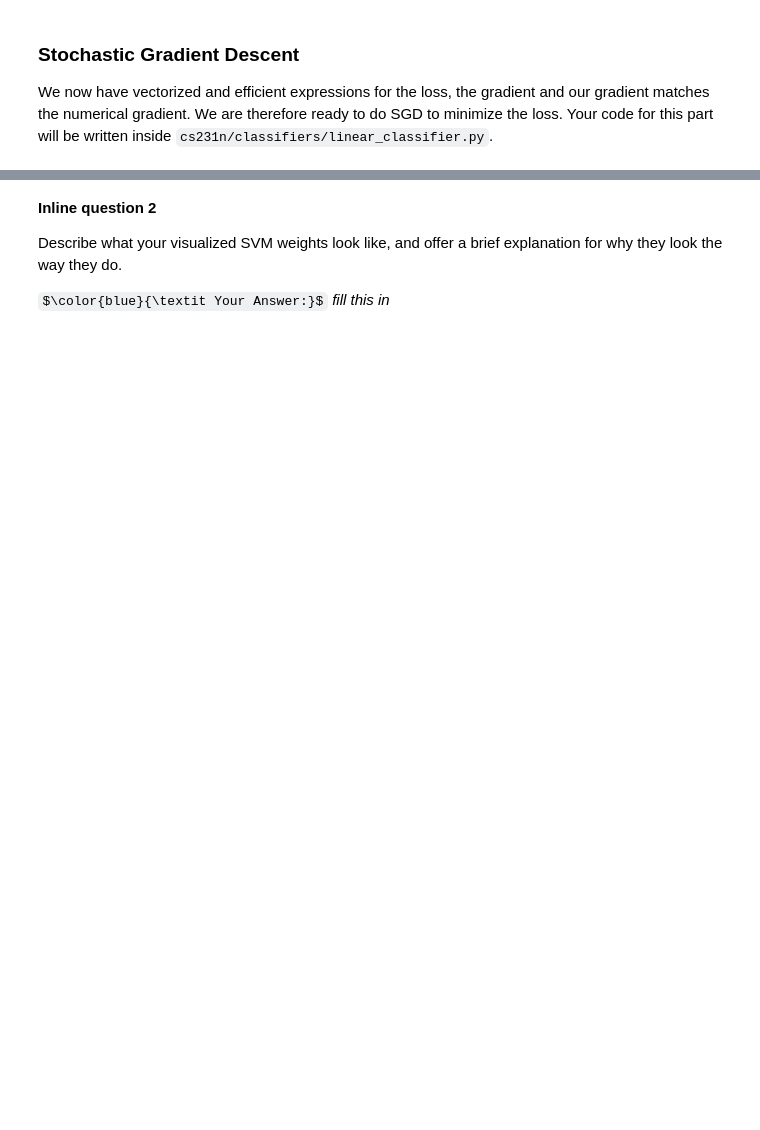
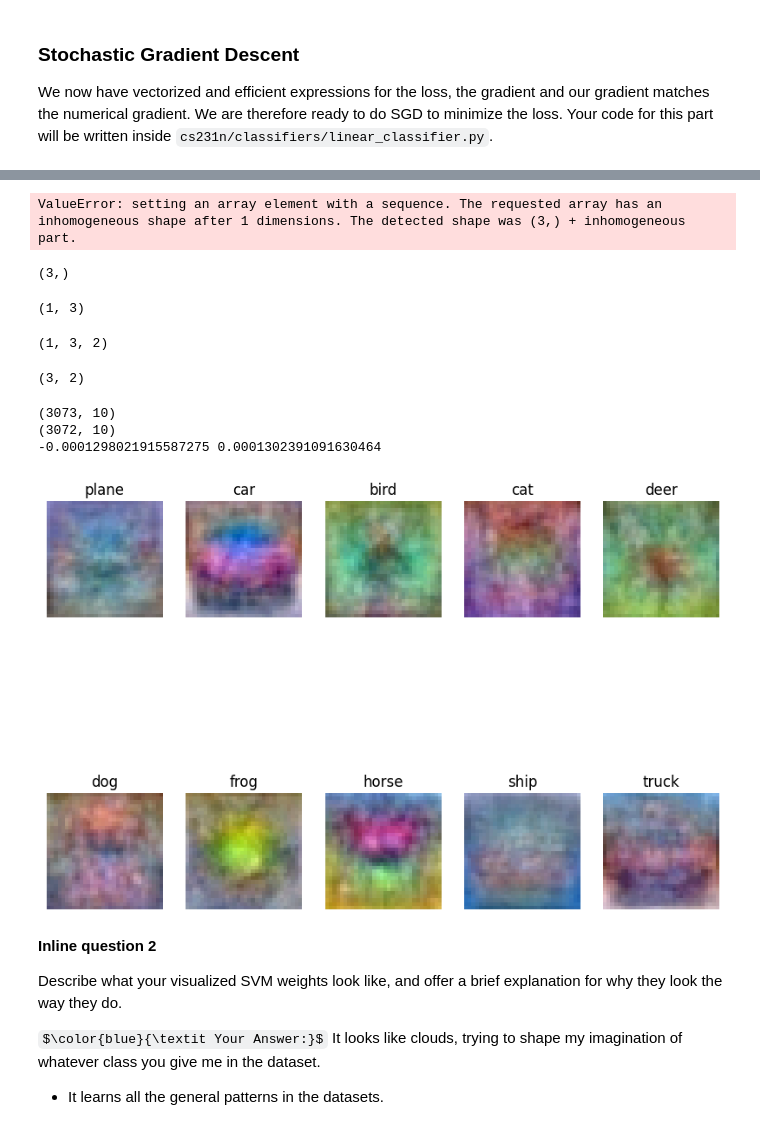
Before and after one commit to npsables/cs231n, a Jupyter notebook: assignments/assignment1/svm.ipynb, the cells around one changed output, grey strips where cells are left out. Drawn from its saved outputs; the diff is of its cells as text; code cells hidden in the pictures; some formulas as TeX source; blank space fills up the shorter version.

```diff
--- a/assignments/assignment1/svm.ipynb
+++ b/assignments/assignment1/svm.ipynb
@@ -392,12 +408,21 @@ best_svm = None # The LinearSVM object that achieved the highest validation rate
 ################################################################################
 
 # Provided as a reference. You may or may not want to change these hyperparameters
-learning_rates = [1e-7, 5e-5]
-regularization_strengths = [2.5e4, 5e4]
+learning_rates = np.random.uniform(2e-7, 3e-7, 5)
+regularization_strengths = np.random.uniform(2e3, 2e4, 5)
 
 # *****START OF YOUR CODE (DO NOT DELETE/MODIFY THIS LINE)*****
 
-pass
+for x in learning_rates:
+    for y in regularization_strengths:
+        svm = LinearSVM()
+        svm.train(X_train, y_train, x, y, 1000, 200, False)
+        accur_train = np.mean(y_train == svm.predict(X_train))
+        accur_val = np.mean(y_val == svm.predict(X_val))
+        if accur_val > best_val:
+            best_val = accur_val
+            best_svm = svm
+        results[(x, y)] = (accur_train, accur_val)
 
 # *****END OF YOUR CODE (DO NOT DELETE/MODIFY THIS LINE)*****
 
@@ -446,22 +493,53 @@ print('linear SVM on raw pixels final test set accuracy: %f' % test_accuracy)
+# %%
+np.array([[0],[1],[2]]).shape
+# %% [output]
+ValueError: setting an array element with a sequence. The requested array has an inhomogeneous shape after 1 dimensions. The detected shape was (3,) + inhomogeneous part.
+# %%
+np.array([[0],[1],[2]]).squeeze().shape
+# %% [output]
+(3,)
+# %%
+np.array([[0],[1],[2]]).squeeze().reshape(1, 3).shape
+# %% [output]
+(1, 3)
+# %%
+np.array([[[0,2],[1,2],[2,2]]]).shape
+# %% [output]
+(1, 3, 2)
+# %%
+np.random.rand(3,1,2).squeeze().shape
+# %% [output]
+(3, 2)
 # %%
 # Visualize the learned weights for each class.
 # Depending on your choice of learning rate and regularization strength, these may
 # or may not be nice to look at.
+
+print(W.shape)
 w = best_svm.W[:-1,:] # strip out the bias
+print(w.shape)
 w = w.reshape(32, 32, 3, 10)
 w_min, w_max = np.min(w), np.max(w)
+print(w_min, w_max)
 classes = ['plane', 'car', 'bird', 'cat', 'deer', 'dog', 'frog', 'horse', 'ship', 'truck']
 for i in range(10):
     plt.subplot(2, 5, i + 1)
 
     # Rescale the weights to be between 0 and 255
-    wimg = 255.0 * (w[:, :, :, i].squeeze() - w_min) / (w_max - w_min)
+    wimg = 255.0 * (w[:, :, :, i] - w_min) / (w_max - w_min)
+    # print(w[:, :, :, i].squeeze().shape)
     plt.imshow(wimg.astype('uint8'))
     plt.axis('off')
     plt.title(classes[i])
+# %% [output]
+(3073, 10)
+(3072, 10)
+-0.0001298021915587275 0.0001302391091630464
+[figure, added]
 # %% [markdown]
 **Inline question 2**
 
 Describe what your visualized SVM weights look like, and offer a brief explanation for why they look the way they do.
 
-$\color{blue}{\textit Your Answer:}$ *fill this in*
+$\color{blue}{\textit Your Answer:}$ It looks like clouds, trying to shape my imagination of whatever class you give me in the dataset.
+- It learns all the general patterns in the datasets.
```
Also changed, not shown: parts of 16 cells of this notebook, 2 other files.
